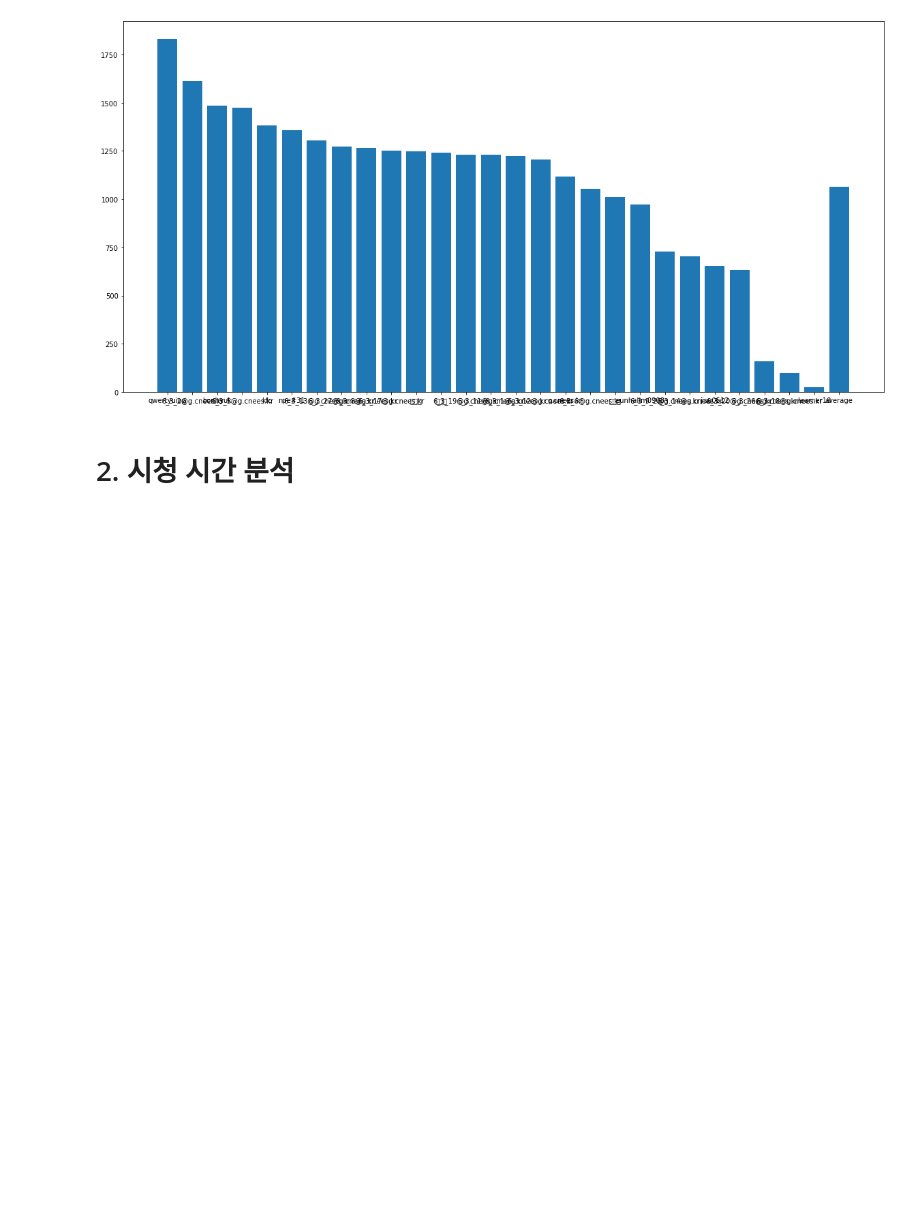
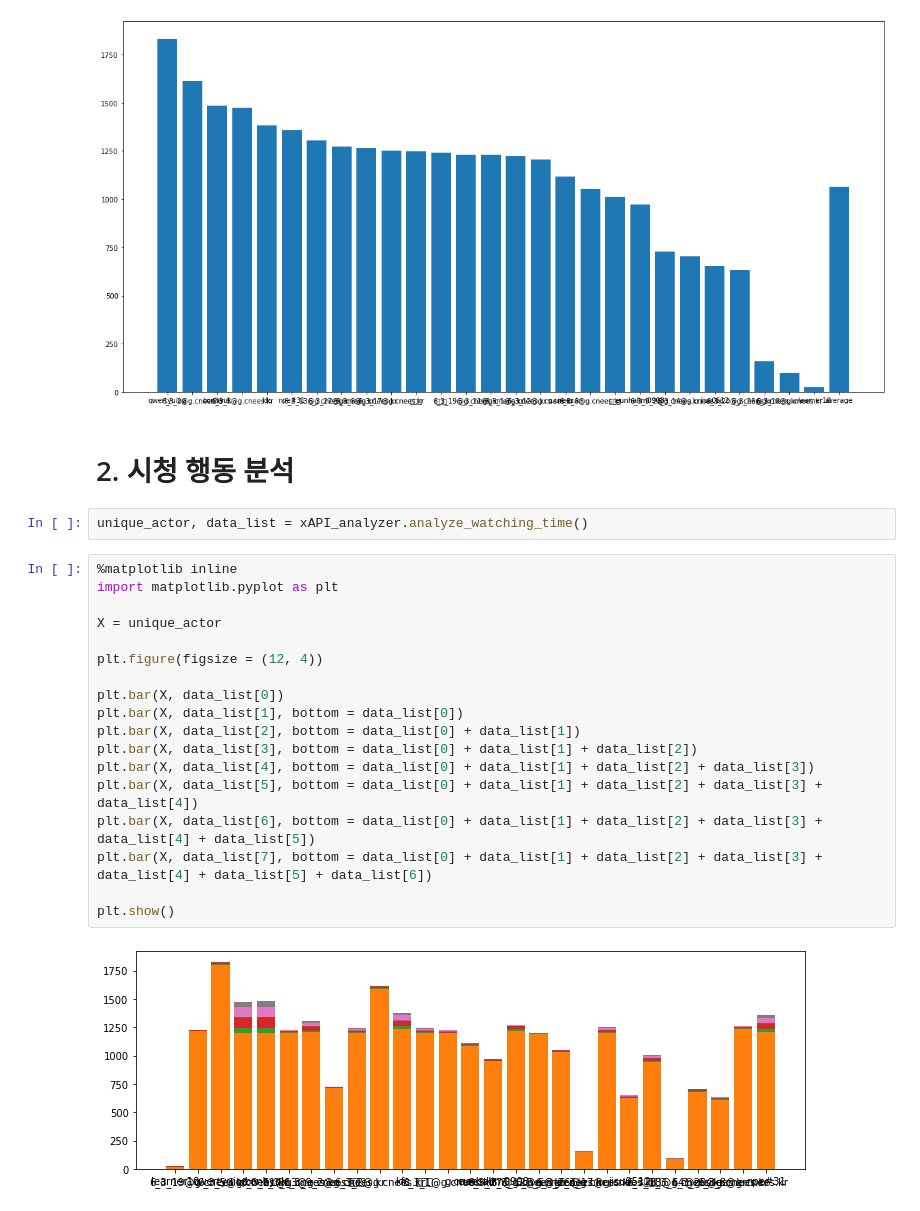
Before and after one commit to codingchild2424/SNURO_xAPI_EDA, a Jupyter notebook: xAPI2.ipynb, the cells around one changed output. Saved outputs shown, nothing was run; the diff lists cells and outputs as text; blank space fills up the shorter version.

Commit message:
add analyze_watching_time method

```diff
--- a/xAPI2.ipynb
+++ b/xAPI2.ipynb
@@ -42,4 +43,26 @@ plt.show()
 # %% [output]
 [figure]
 # %% [markdown]
-# 2. 시청 시간 분석
+# 2. 시청 행동 분석
+# %%
+unique_actor, data_list = xAPI_analyzer.analyze_watching_time()
+# %%
+%matplotlib inline
+import matplotlib.pyplot as plt
+
+X = unique_actor
+
+plt.figure(figsize = (12, 4))
+
+plt.bar(X, data_list[0])
+plt.bar(X, data_list[1], bottom = data_list[0])
+plt.bar(X, data_list[2], bottom = data_list[0] + data_list[1])
+plt.bar(X, data_list[3], bottom = data_list[0] + data_list[1] + data_list[2])
+plt.bar(X, data_list[4], bottom = data_list[0] + data_list[1] + data_list[2] + data_list[3])
+plt.bar(X, data_list[5], bottom = data_list[0] + data_list[1] + data_list[2] + data_list[3] + data_list[4])
+plt.bar(X, data_list[6], bottom = data_list[0] + data_list[1] + data_list[2] + data_list[3] + data_list[4] + data_list[5])
+plt.bar(X, data_list[7], bottom = data_list[0] + data_list[1] + data_list[2] + data_list[3] + data_list[4] + data_list[5] + data_list[6])
+
+plt.show()
+# %% [output]
+[figure, added]
```
Also changed, not shown: parts of 2 cells of this notebook, 2 other files.
